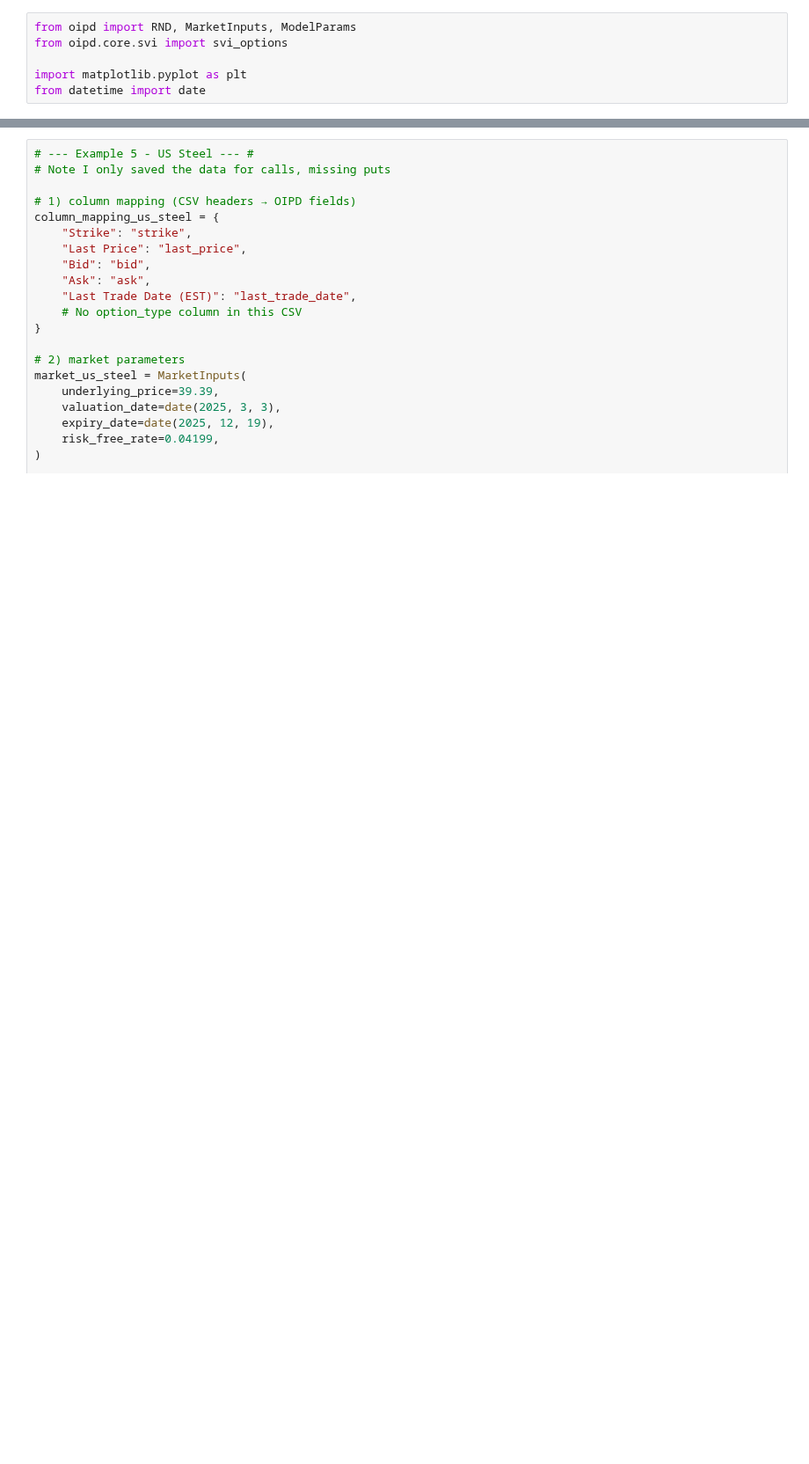
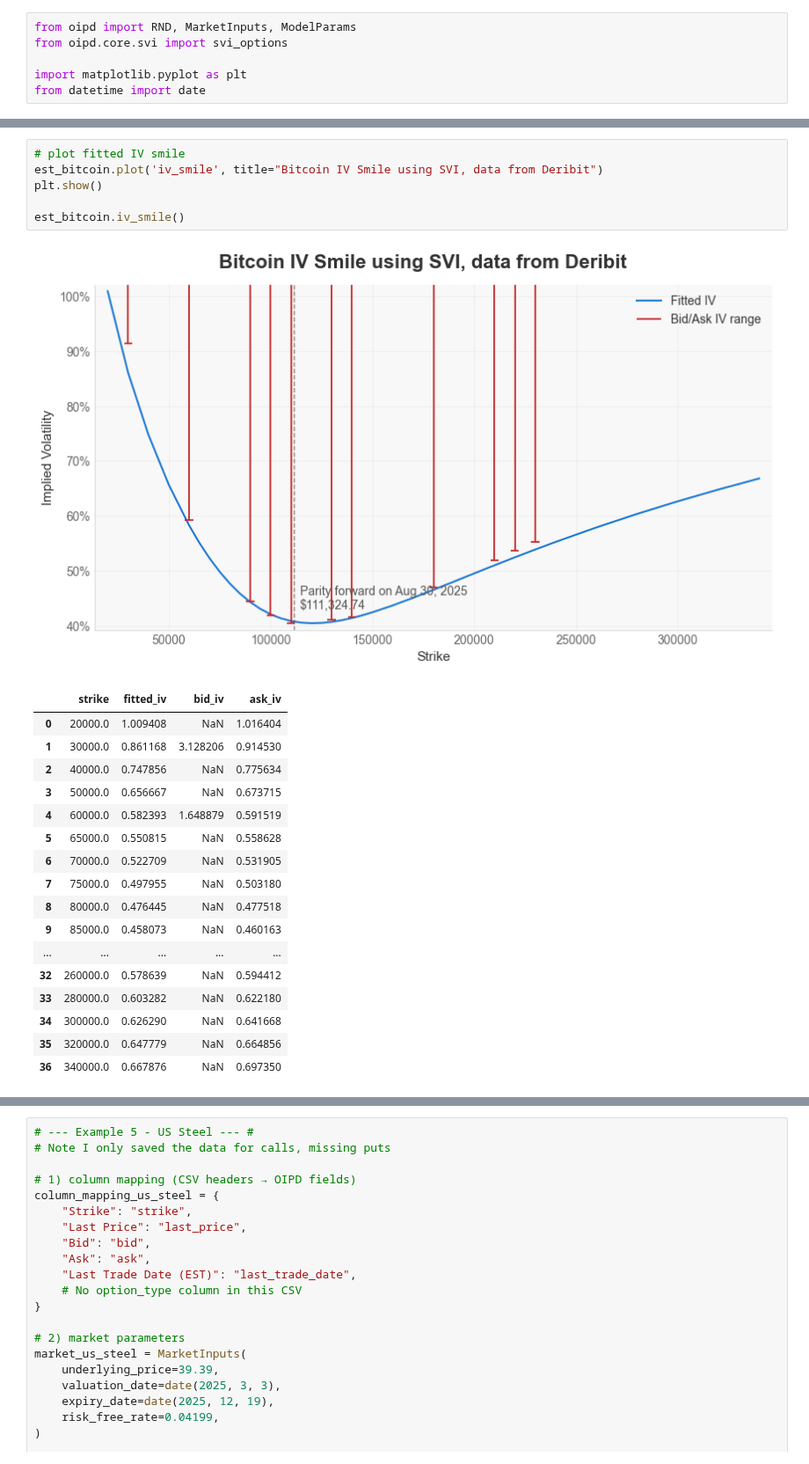
Before and after one commit to tyrneh/options-implied-probability, a Jupyter notebook: examples/example.ipynb, the cells around one changed output, grey strips where cells are left out. Shown at 88% size. Cells and saved outputs as stored; diff of their text form; blank space fills up the shorter version.

```diff
--- a/examples/example.ipynb
+++ b/examples/example.ipynb
@@ -149 +183,26 @@ est_bitcoin.prob_at_or_above(130000)
+# %%
+# plot fitted IV smile
+est_bitcoin.plot('iv_smile', title="Bitcoin IV Smile using SVI, data from Deribit")
+plt.show()
+
+est_bitcoin.iv_smile()
+# %% [output]
+[figure, added]
+|  | strike | fitted_iv | bid_iv | ask_iv |
+| 0 | 20000.0 | 1.009408 | NaN | 1.016404 |
+| 1 | 30000.0 | 0.861168 | 3.128206 | 0.914530 |
+| 2 | 40000.0 | 0.747856 | NaN | 0.775634 |
+| 3 | 50000.0 | 0.656667 | NaN | 0.673715 |
+| 4 | 60000.0 | 0.582393 | 1.648879 | 0.591519 |
+| 5 | 65000.0 | 0.550815 | NaN | 0.558628 |
+| 6 | 70000.0 | 0.522709 | NaN | 0.531905 |
+| 7 | 75000.0 | 0.497955 | NaN | 0.503180 |
+| 8 | 80000.0 | 0.476445 | NaN | 0.477518 |
+| 9 | 85000.0 | 0.458073 | NaN | 0.460163 |
+| ... | ... | ... | ... | ... |
+| 32 | 260000.0 | 0.578639 | NaN | 0.594412 |
+| 33 | 280000.0 | 0.603282 | NaN | 0.622180 |
+| 34 | 300000.0 | 0.626290 | NaN | 0.641668 |
+| 35 | 320000.0 | 0.647779 | NaN | 0.664856 |
+| 36 | 340000.0 | 0.667876 | NaN | 0.697350 |
 # %%
```
Also changed, not shown: parts of 7 cells of this notebook, 4 other files.
